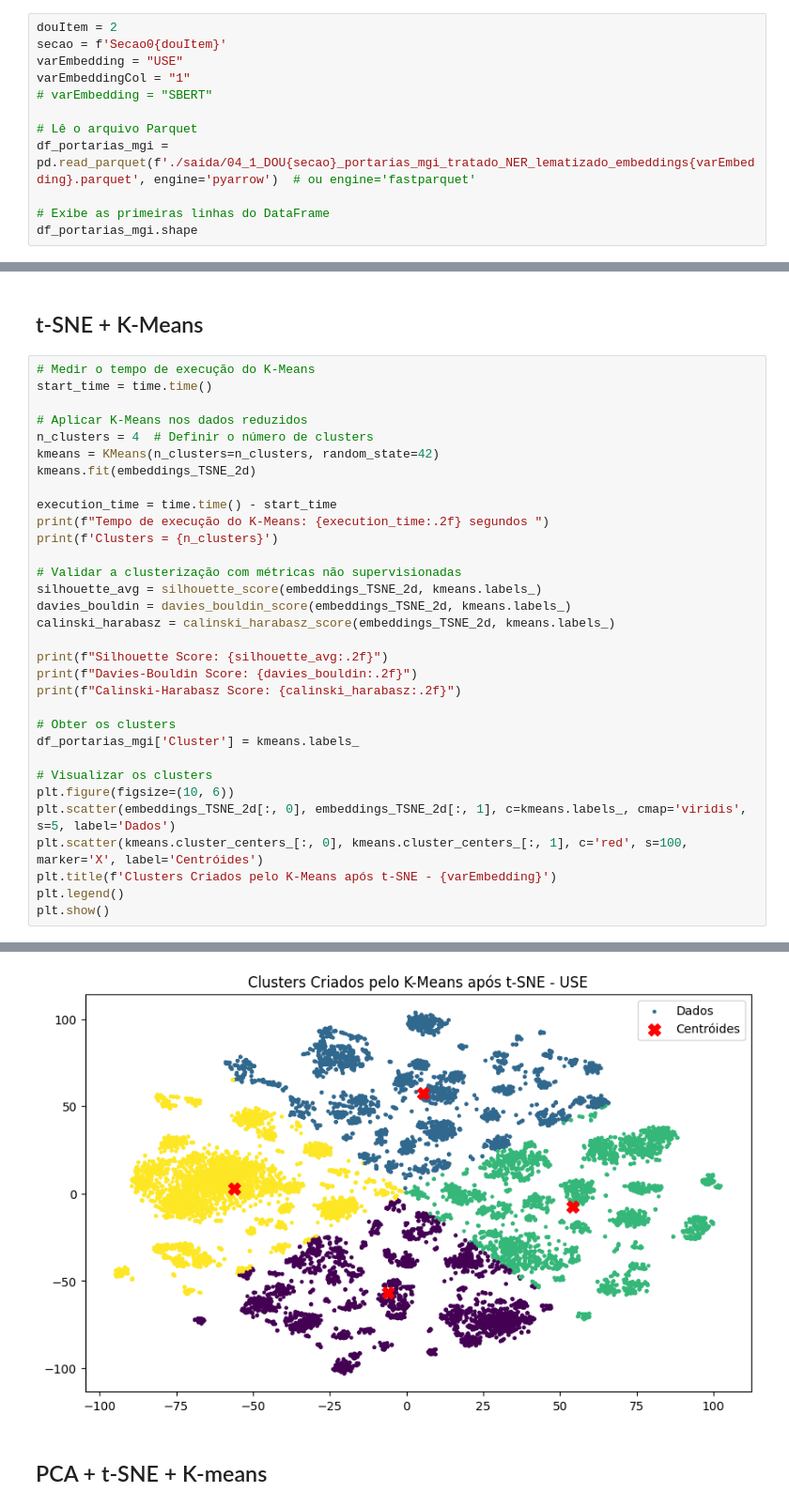
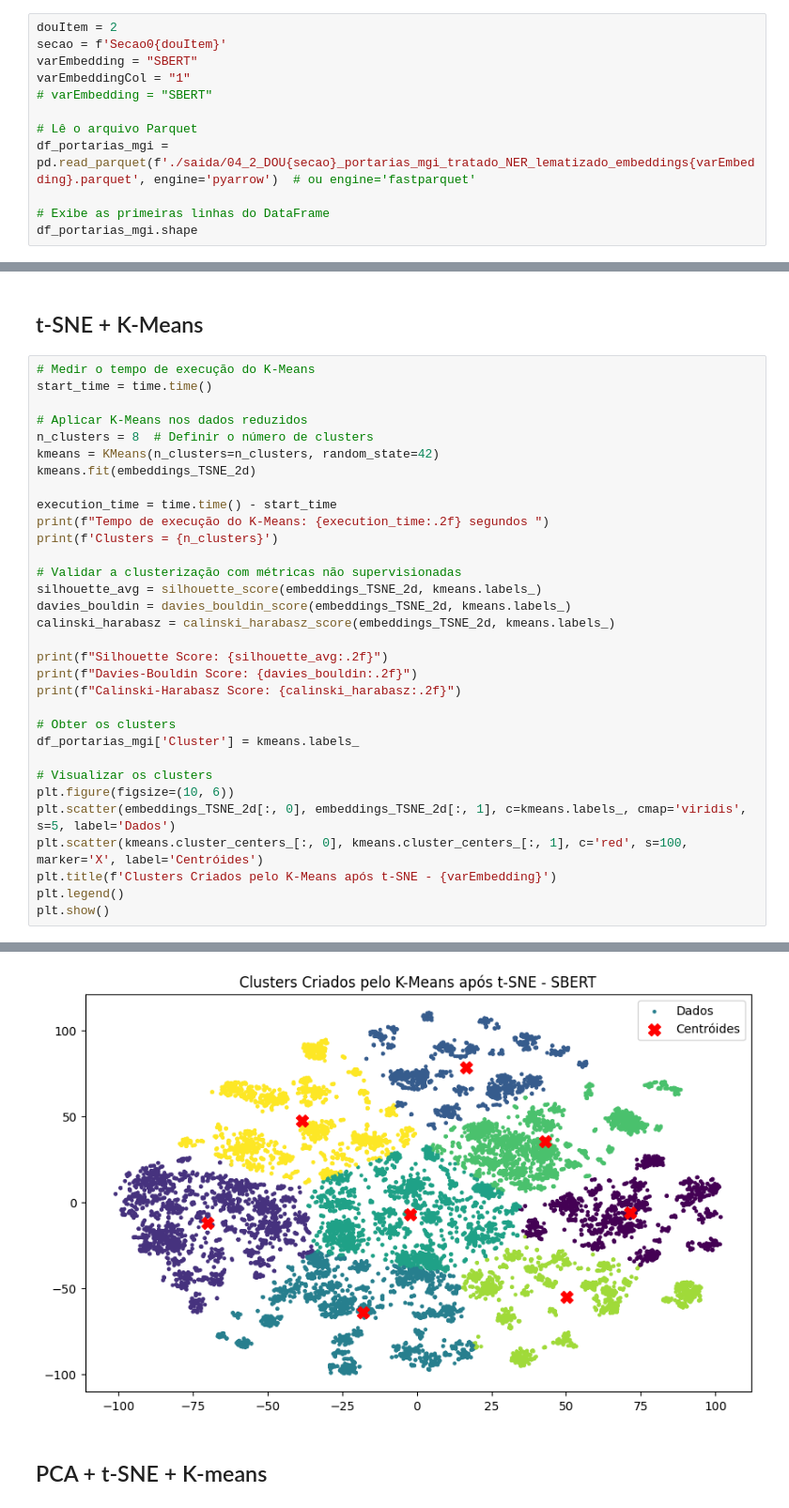
Before and after one commit to aqcorreia/PPCA-MD-Trabalho, a Jupyter notebook: 06_1_Clustering_Embeding1_USE.ipynb, the cells around one changed output, grey strips where cells are left out. Shown at 94% size. Drawn from its saved outputs; the diff is of its cells as text.

```diff
--- a/06_1_Clustering_Embeding1_USE.ipynb
+++ b/06_1_Clustering_Embeding1_USE.ipynb
@@ -48,12 +48,12 @@ import umap
 # %%
 douItem = 2
 secao = f'Secao0{douItem}'
-varEmbedding = "USE"
+varEmbedding = "SBERT"
 varEmbeddingCol = "1"
 # varEmbedding = "SBERT"
 
 # Lê o arquivo Parquet
-df_portarias_mgi = pd.read_parquet(f'./saida/04_1_DOU{secao}_portarias_mgi_tratado_NER_lematizado_embeddings{varEmbedding}.parquet', engine='pyarrow')  # ou engine='fastparquet'
+df_portarias_mgi = pd.read_parquet(f'./saida/04_2_DOU{secao}_portarias_mgi_tratado_NER_lematizado_embeddings{varEmbedding}.parquet', engine='pyarrow')  # ou engine='fastparquet'
 
 # Exibe as primeiras linhas do DataFrame
 df_portarias_mgi.shape
@@ -234,7 +234,7 @@ Tempo para redução dimensional (UMAP): 57.75 segundos
 start_time = time.time()
 
 # Aplicar K-Means nos dados reduzidos
-n_clusters = 4  # Definir o número de clusters
+n_clusters = 8  # Definir o número de clusters
 kmeans = KMeans(n_clusters=n_clusters, random_state=42)
 kmeans.fit(embeddings_TSNE_2d)
 
@@ -270,4 +270,4 @@ Calinski-Harabasz Score: 17054.29
-[figure, old version]
+[figure, new version]
 # %% [markdown]
 ## PCA + t-SNE + K-means
 # %%
```
Also changed, not shown: parts of 15 cells of this notebook, 2 other files.
